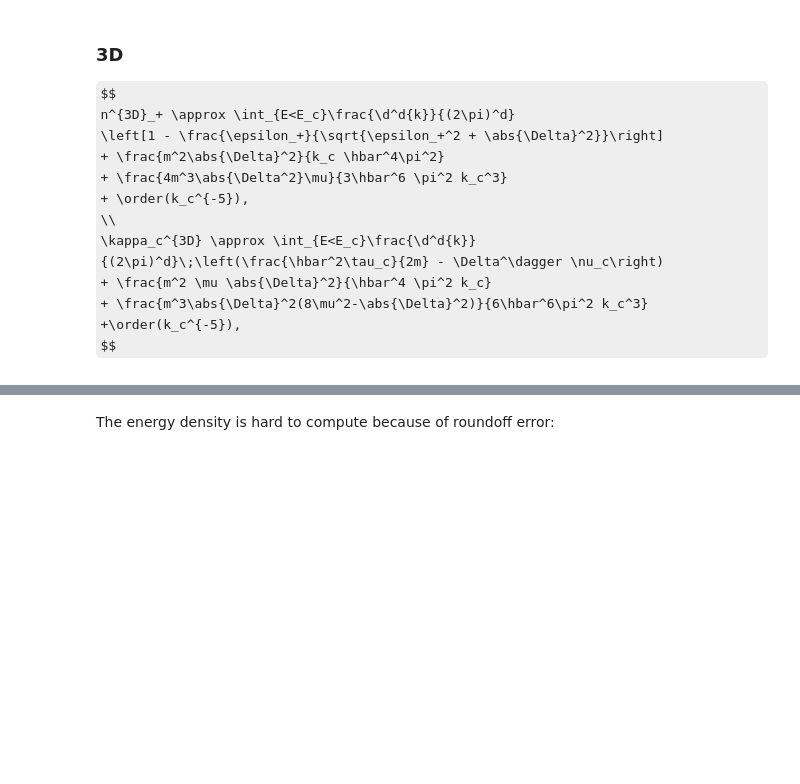
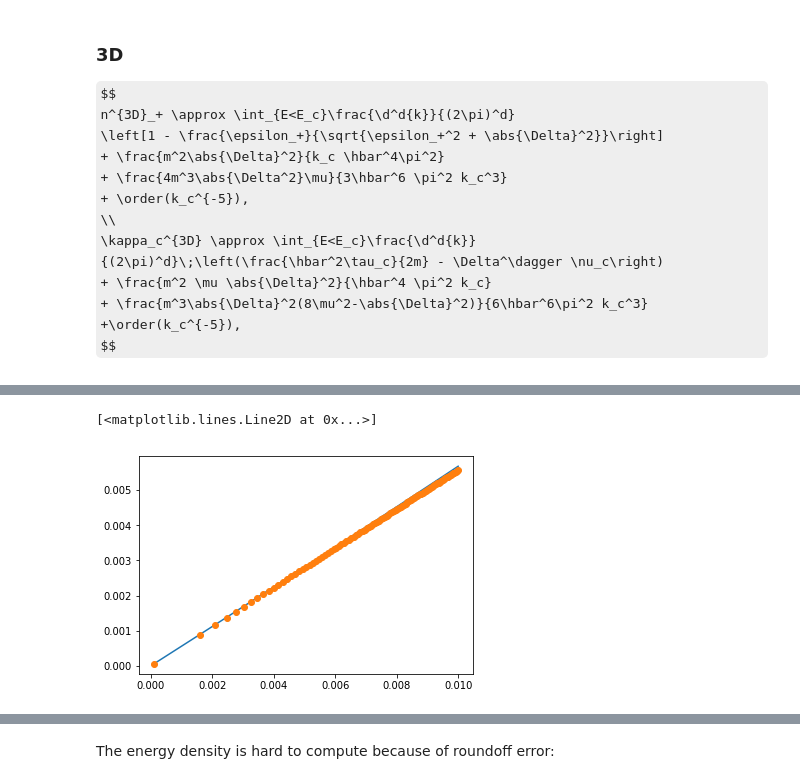
Before and after one commit to Chunde/QuantumFermionicTheory, a Jupyter notebook: quantum-turbulence/2D Vortex.ipynb, the cells around one changed output, grey strips where cells are left out. Cells and saved outputs as stored; diff of their text form; code cells hidden in the pictures; some formulas as TeX source; blank space fills up the shorter version.

Commit message:
WIP: Fixed the D2 error. The Kper terms will also cause some distortions. Need to figure out the reason.

```diff
--- a/quantum-turbulence/2D Vortex.ipynb
+++ b/quantum-turbulence/2D Vortex.ipynb
@@ -109,6 +204,11 @@ $$
 # %%
+p = 5
+ks = np.linspace(10.0**(-p),100**(-p),100)**(-1./p)
 plt.plot(1./ks**2, ks**2*E_integrand(ks, mu=mu, delta=delta), '-')
 plt.plot(1./ks**2, 2*delta**2*mu/ks**2, 'o')
+# %% [output]
+[<matplotlib.lines.Line2D at 0x...>]
+[figure, added]
 # %%
 ((integrate(E_integrand, mu=mu, delta=delta, k0=0, k_c=10)[0]
   + integrate(E_integrand, mu=mu, delta=delta, k0=10, k_c=20)[0]
```
Also changed, not shown: parts of 16 cells of this notebook, 8 other files.
